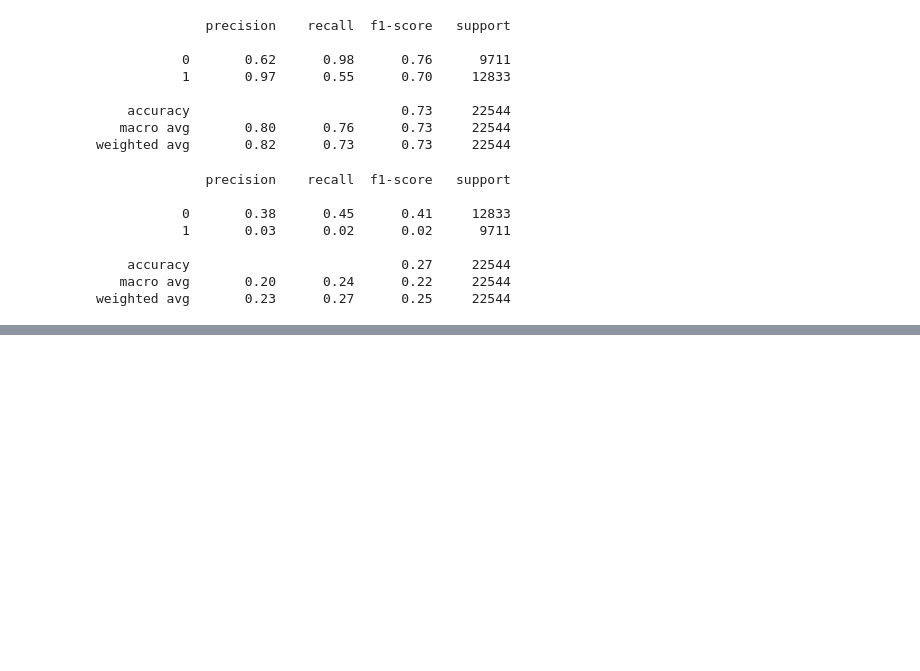
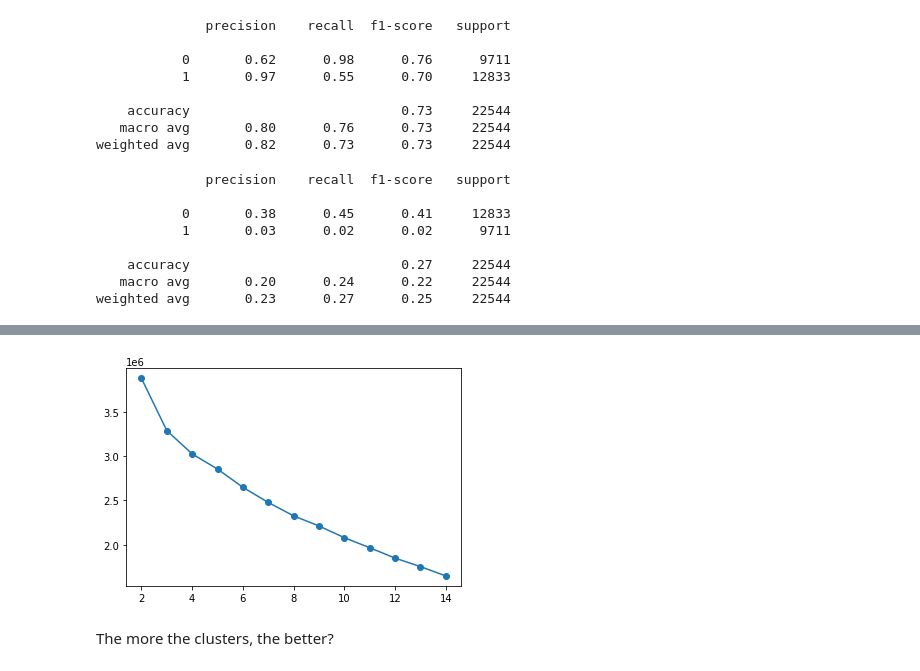
Before and after one commit to foukonana/MSc_MachineLearning_Asgmts, a Jupyter notebook: Assignments/Final/intrusion_detection.ipynb, the cells around one changed output, grey strips where cells are left out. Cells and saved outputs as stored; diff of their text form; code cells hidden in the pictures; blank space fills up the shorter version.

Commit message:
added calculation of metrics per cluster number

```diff
--- a/Assignments/Final/intrusion_detection.ipynb
+++ b/Assignments/Final/intrusion_detection.ipynb
@@ -115,0 +127,13 @@ weighted avg       0.23      0.27      0.25     22544
+# %%
+distortions = []
+for k in range(2,15):
+    model = KMeans(n_clusters=k, random_state=512)
+    model.fit(train_df_num)
+    distortions.append(model.inertia_)
+# %%
+plt.plot(range(2,15), distortions, 'o-')
+plt.show()
+# %% [output]
+[figure, added]
+# %% [markdown]
+The more the clusters, the better?
```
Also changed, not shown: parts of 10 cells of this notebook.
